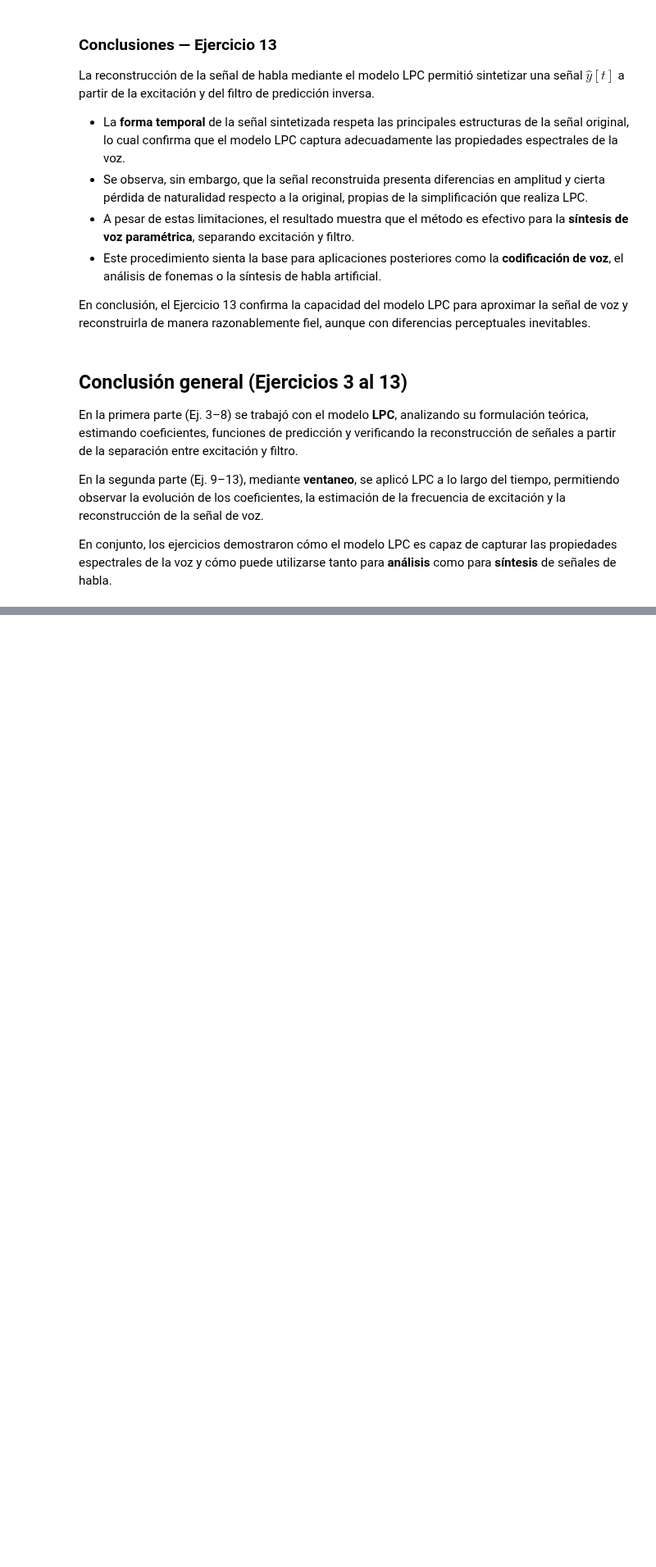
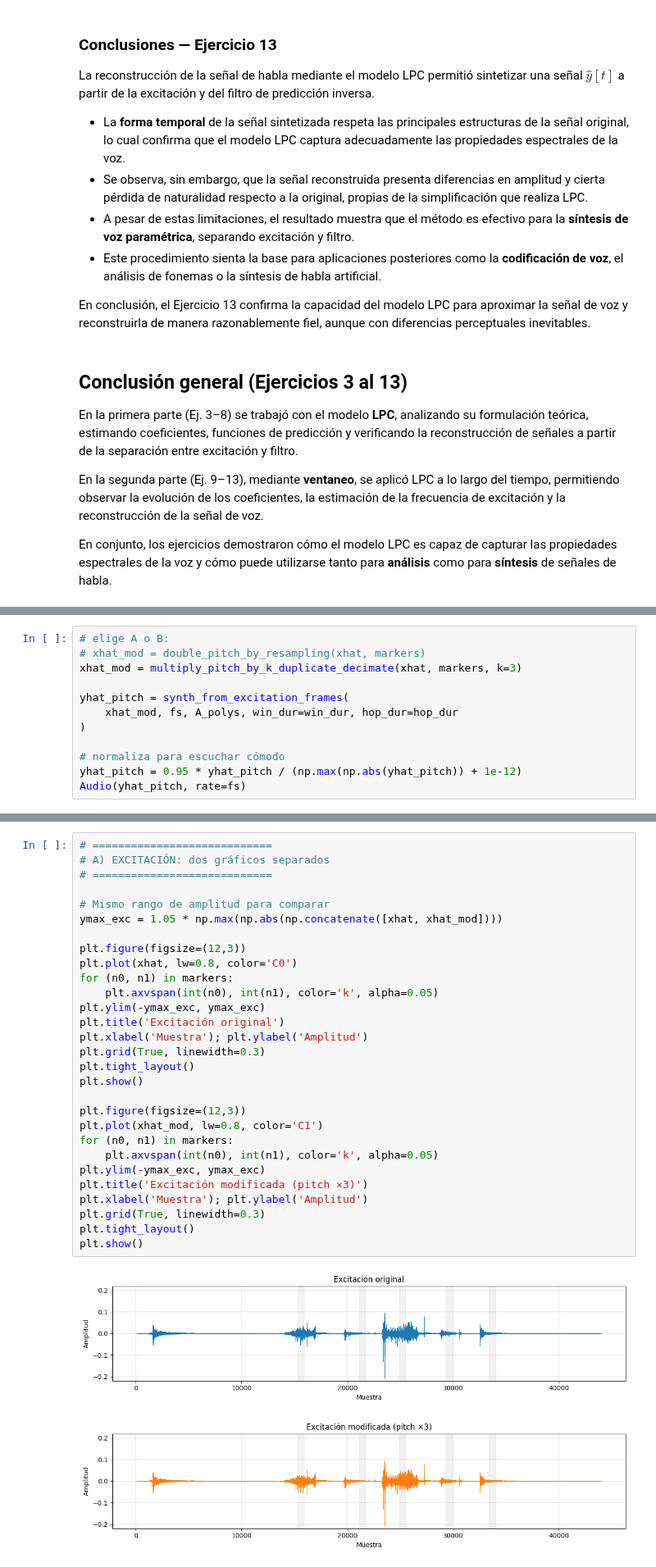
Before and after one commit to emiliano-ipa/AST1-CEIA-UBA-TP2, a Jupyter notebook: AST1_CEIA_UBA_TP2.ipynb, the cells around one changed output, grey strips where cells are left out. Shown at 82% size. Drawn from its saved outputs; the diff is of its cells as text; blank space fills up the shorter version.

```diff
--- a/AST1_CEIA_UBA_TP2.ipynb
+++ b/AST1_CEIA_UBA_TP2.ipynb
@@ -1640,0 +1873,12 @@ para **síntesis** de señales de habla.
+# %%
+# elige A o B:
+# xhat_mod = double_pitch_by_resampling(xhat, markers)
+xhat_mod = multiply_pitch_by_k_duplicate_decimate(xhat, markers, k=3)
+
+yhat_pitch = synth_from_excitation_frames(
+    xhat_mod, fs, A_polys, win_dur=win_dur, hop_dur=hop_dur
+)
+
+# normaliza para escuchar cómodo
+yhat_pitch = 0.95 * yhat_pitch / (np.max(np.abs(yhat_pitch)) + 1e-12)
+Audio(yhat_pitch, rate=fs)
@@ -1640,0 +1887,32 @@ para **síntesis** de señales de habla.
+# %%
+# ============================
+# A) EXCITACIÓN: dos gráficos separados
+# ============================
+
+# Mismo rango de amplitud para comparar
+ymax_exc = 1.05 * np.max(np.abs(np.concatenate([xhat, xhat_mod])))
+
+plt.figure(figsize=(12,3))
+plt.plot(xhat, lw=0.8, color='C0')
+for (n0, n1) in markers:
+    plt.axvspan(int(n0), int(n1), color='k', alpha=0.05)
+plt.ylim(-ymax_exc, ymax_exc)
+plt.title('Excitación original')
+plt.xlabel('Muestra'); plt.ylabel('Amplitud')
+plt.grid(True, linewidth=0.3)
+plt.tight_layout()
+plt.show()
+
+plt.figure(figsize=(12,3))
+plt.plot(xhat_mod, lw=0.8, color='C1')
+for (n0, n1) in markers:
+    plt.axvspan(int(n0), int(n1), color='k', alpha=0.05)
+plt.ylim(-ymax_exc, ymax_exc)
+plt.title('Excitación modificada (pitch ×3)')
+plt.xlabel('Muestra'); plt.ylabel('Amplitud')
+plt.grid(True, linewidth=0.3)
+plt.tight_layout()
+plt.show()
+# %% [output]
+[figure, added]
+[figure, added]
```
Also changed, not shown: parts of 26 cells of this notebook.
